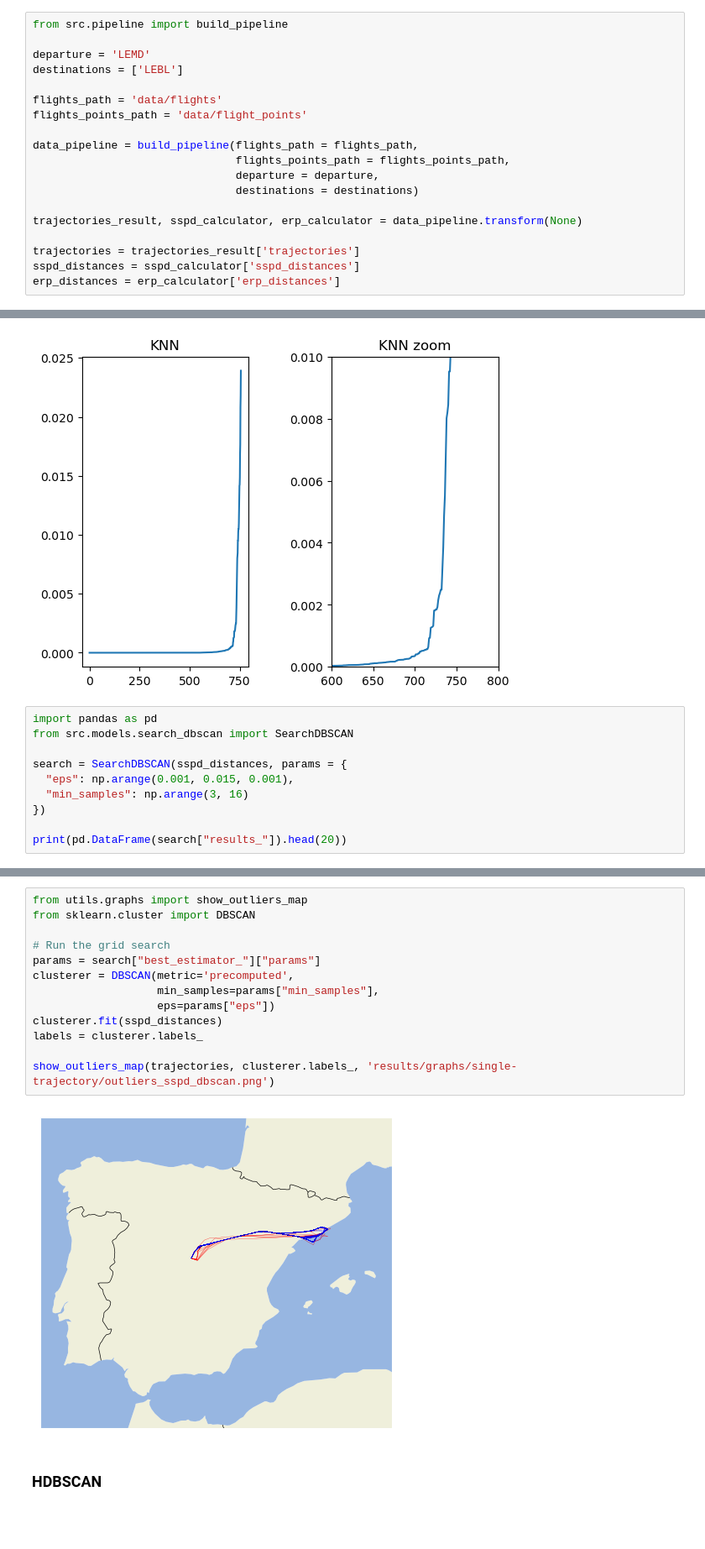
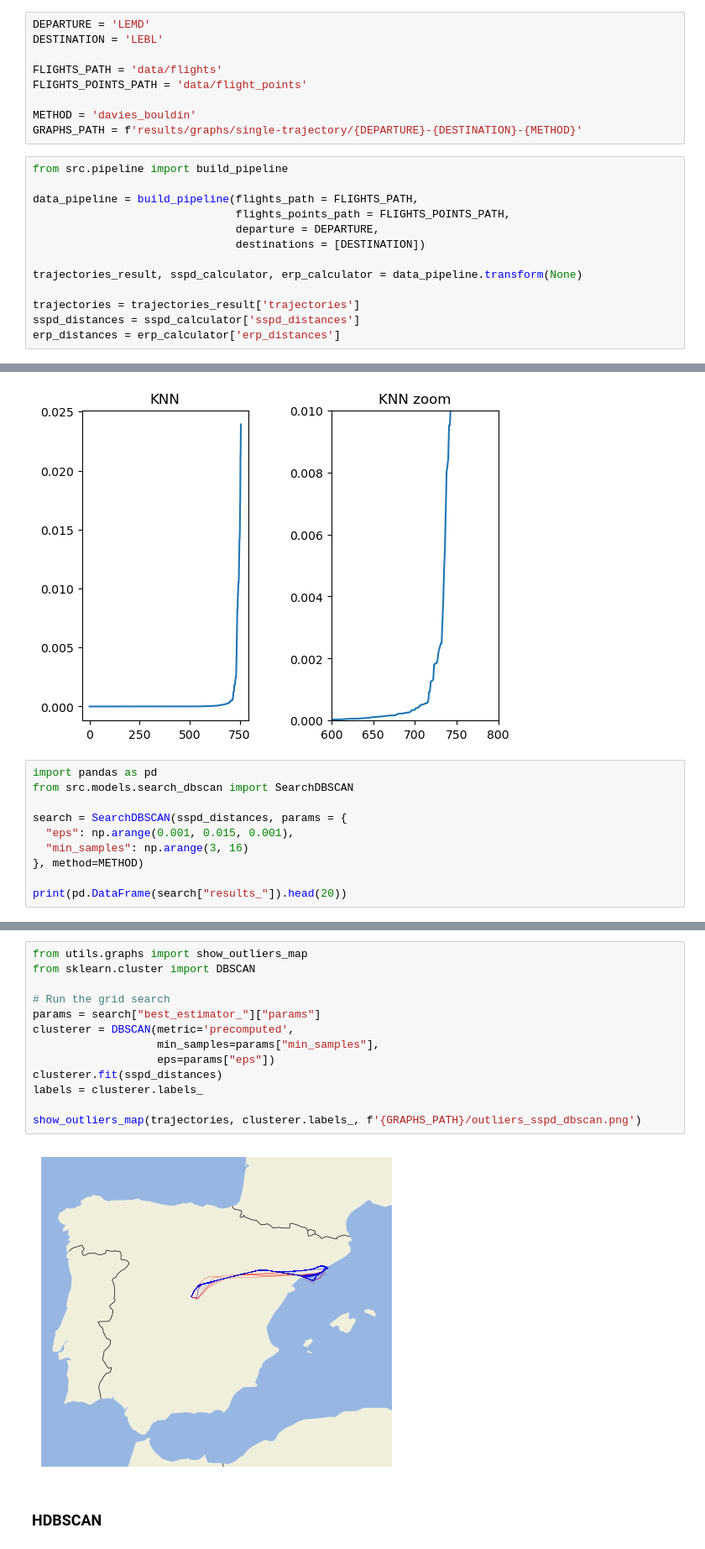
Before and after one commit to rodrigosancho/ucjc_data-science_tfm, a Jupyter notebook: Data_procesing_pipeline_single-trajectory.ipynb, the cells around one changed output, grey strips where cells are left out. Shown: that part at 84% size. Drawn from its saved outputs; the diff is of its cells as text; blank space fills up the shorter version.

```diff
--- a/Data_procesing_pipeline_single-trajectory.ipynb
+++ b/Data_procesing_pipeline_single-trajectory.ipynb
@@ -1,16 +3,19 @@
+# %%
+DEPARTURE = 'LEMD'
+DESTINATION = 'LEBL'
+
+FLIGHTS_PATH = 'data/flights'
+FLIGHTS_POINTS_PATH = 'data/flight_points'
+
+METHOD = 'davies_bouldin'
+GRAPHS_PATH = f'results/graphs/single-trajectory/{DEPARTURE}-{DESTINATION}-{METHOD}'
 # %%
 from src.pipeline import build_pipeline
 
-departure = 'LEMD'
-destinations = ['LEBL']
-
-flights_path = 'data/flights'
-flights_points_path = 'data/flight_points'
-
-data_pipeline = build_pipeline(flights_path = flights_path,
-                               flights_points_path = flights_points_path,
-                               departure = departure,
-                               destinations = destinations)
+data_pipeline = build_pipeline(flights_path = FLIGHTS_PATH,
+                               flights_points_path = FLIGHTS_POINTS_PATH,
+                               departure = DEPARTURE,
+                               destinations = [DESTINATION])
 
 trajectories_result, sspd_calculator, erp_calculator = data_pipeline.transform(None)
 
@@ -54,7 +59,7 @@ from src.models.search_dbscan import SearchDBSCAN
 search = SearchDBSCAN(sspd_distances, params = {
   "eps": np.arange(0.001, 0.015, 0.001),
   "min_samples": np.arange(3, 16)
-})
+}, method=METHOD)
 
 print(pd.DataFrame(search["results_"]).head(20))
 # %% [output]
@@ -78,18 +83,18 @@ print(pd.DataFrame(search["results_"]).head(20))
 # %%
 from utils.graphs import show_outliers_map
 from sklearn.cluster import DBSCAN
 
 # Run the grid search
 params = search["best_estimator_"]["params"]
 clusterer = DBSCAN(metric='precomputed',
                    min_samples=params["min_samples"],
                    eps=params["eps"])
 clusterer.fit(sspd_distances)
 labels = clusterer.labels_
 
-show_outliers_map(trajectories, clusterer.labels_, 'results/graphs/single-trajectory/outliers_sspd_dbscan.png')
+show_outliers_map(trajectories, clusterer.labels_, f'{GRAPHS_PATH}/outliers_sspd_dbscan.png')
 # %% [output]
-[figure, old version]
+[figure, new version]
 # %% [markdown]
 ### HDBSCAN
 # %%
```
Also changed, not shown: parts of 8 cells of this notebook, 18 other files.
